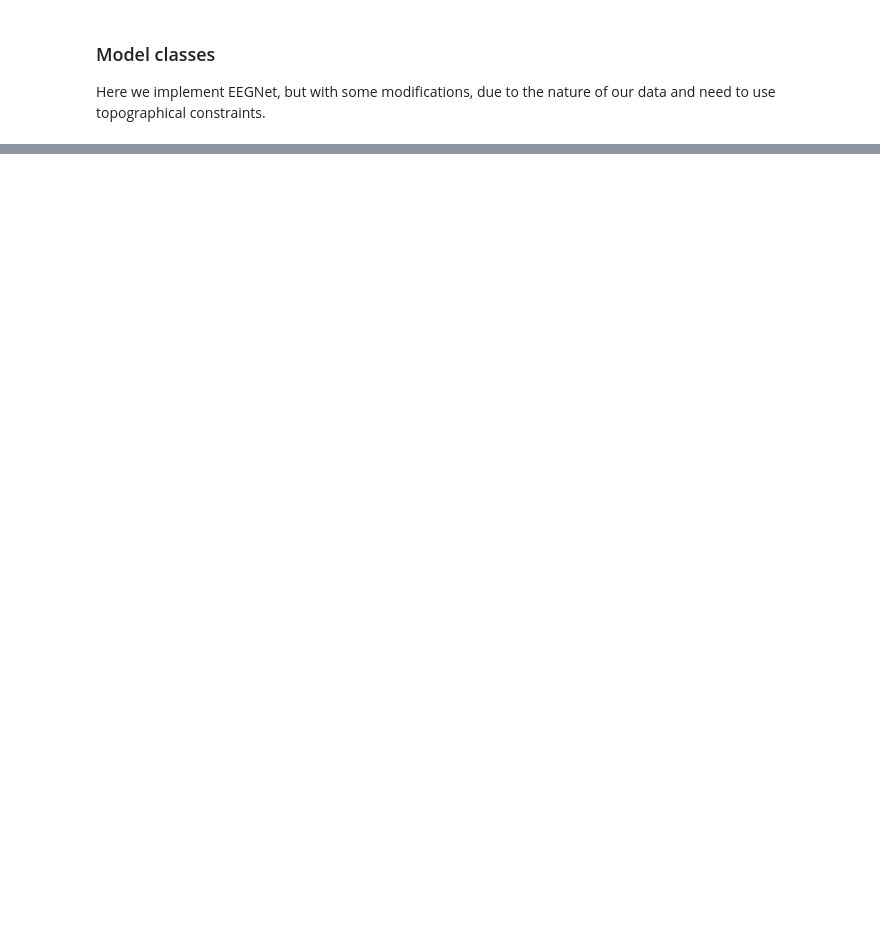
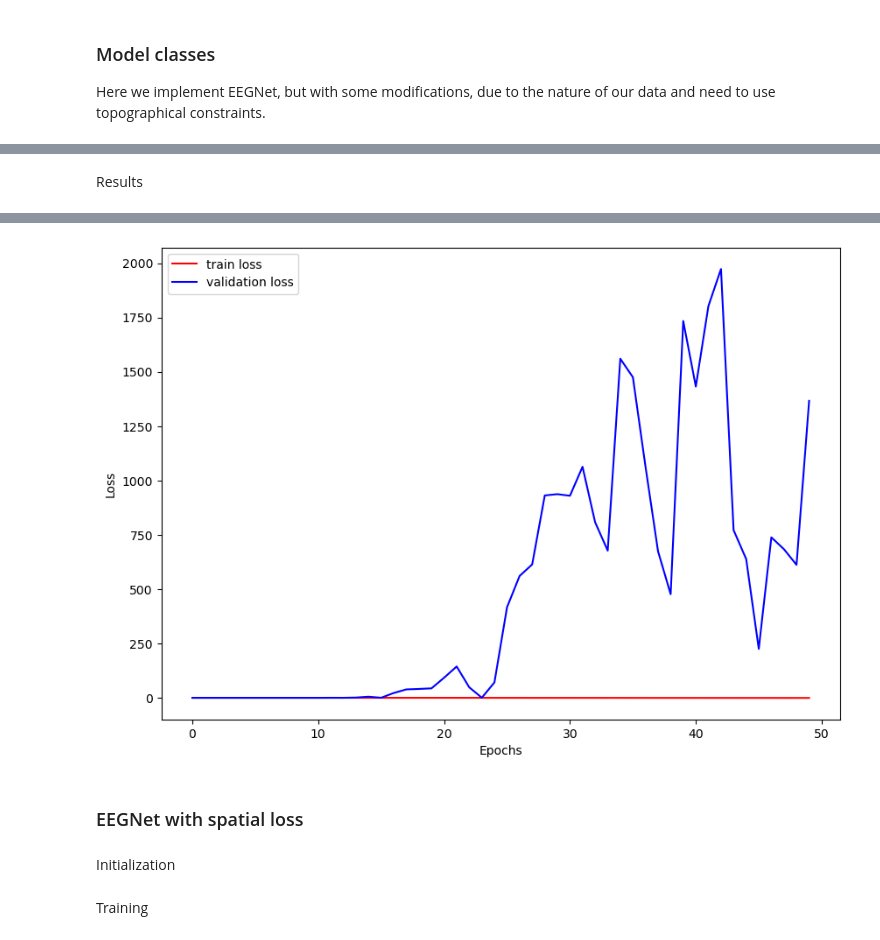
Before and after one commit to nealkafree/toponet, a Jupyter notebook: notebooks/TopoNet_MEG_train.ipynb, the cells around one changed output, grey strips where cells are left out. Cells and saved outputs as stored; diff of their text form; code cells hidden in the pictures; blank space fills up the shorter version.

Commit message:
First two models are trained and compared

```diff
--- a/notebooks/TopoNet_MEG_train.ipynb
+++ b/notebooks/TopoNet_MEG_train.ipynb
@@ -107,0 +156,27 @@ class EEGNet(nn.Module):
+# %%
+def spatial_loss(weights: torch.Tensor, grid_width: int):
+    """
+    Calculates the spatial loss for a set of weights.
+    :param weights: weights tensor.
+    :param grid_width: width of our imagined grid. Works with any grid of rectangular shape.
+    """
+    # This is a transformation which helps to calculate indexes of "neighbouring" neurons.
+    neighbour_transformations = np.array([-grid_width - 1, -grid_width, -grid_width + 1, -1, +1, grid_width - 1, grid_width, grid_width + 1])
+
+    sp_loss = 0.0
+    num_neighbours = 0
+    for i in range(weights.shape[0]):
+        # We calculate indexes and filter those out of scope.
+        neighbours = neighbour_transformations + i
+        neighbour_filter = (neighbours >= 0) & (neighbours < weights.shape[0])
+        neighbours = neighbours[neighbour_filter]
+
+        # We calculate squared distance between weights of the neuron and its neighbours.
+        for neighbour in neighbours:
+            distance = torch.norm(weights[i] - weights[neighbour])
+            sp_loss += distance
+
+        num_neighbours += len(neighbours)
+
+    # We return an average distance.
+    return sp_loss / num_neighbours
@@ -107,0 +338,4 @@ class EEGNet(nn.Module):
+# %%
+RANDOM_SEED = 42 # For reproducibility. To later models with different random initializations.
+SPATIAL_REGULARIZATION = 0.3 # I'm using same regularization as in previous experiment
+DEVICE = 'cuda:0' if torch.cuda.is_available() else 'cpu'
@@ -107,0 +346,7 @@ class EEGNet(nn.Module):
+# %%
+torch.manual_seed(RANDOM_SEED)
+torch.cuda.manual_seed(RANDOM_SEED)
+
+model = EEGNet(sensors=360, samples=500, num_classes=2, f1=8, depth=2, f2=16, dropout=0.5).to(DEVICE)
+loss_fn = nn.CrossEntropyLoss()
+optimizer = torch.optim.Adam(model.parameters(), lr=0.001)
@@ -107,0 +355,2 @@ class EEGNet(nn.Module):
+# %%
+best_model, loss_history = train_model(model, train_loader, test_loader, epochs=50, loss_fn=loss_fn, optimizer=optimizer)
@@ -107,0 +375,7 @@ class EEGNet(nn.Module):
+# %% [markdown]
+Results
+# %%
+loss_plot(loss_history['train_loss'], loss_history['valid_loss'])
+
+print(f'Best model appeared at the epoch {best_model["epoch"]} with an accuracy of {best_model["accuracy"] * 100:.2f}%')
+# %% [output]
@@ -107,0 +383,5 @@ class EEGNet(nn.Module):
+[figure, added]
+# %% [markdown]
+### EEGNet with spatial loss
+# %% [markdown]
+Initialization
@@ -107,0 +395,2 @@ class EEGNet(nn.Module):
+# %% [markdown]
+Training
```
Also changed, not shown: parts of 24 cells of this notebook.
